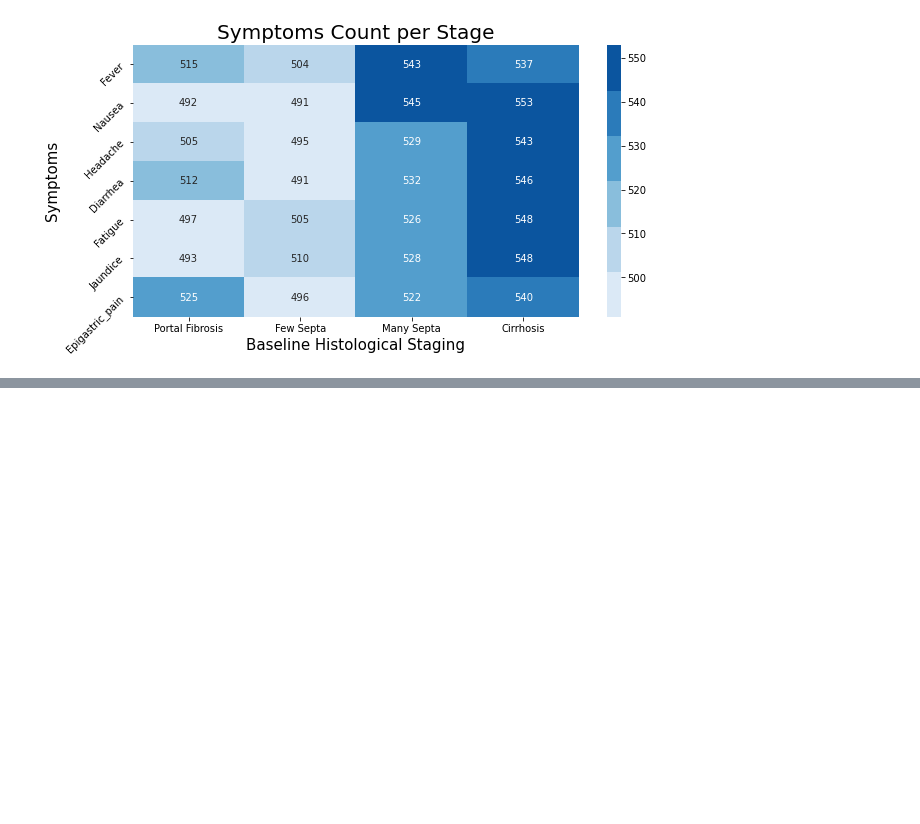
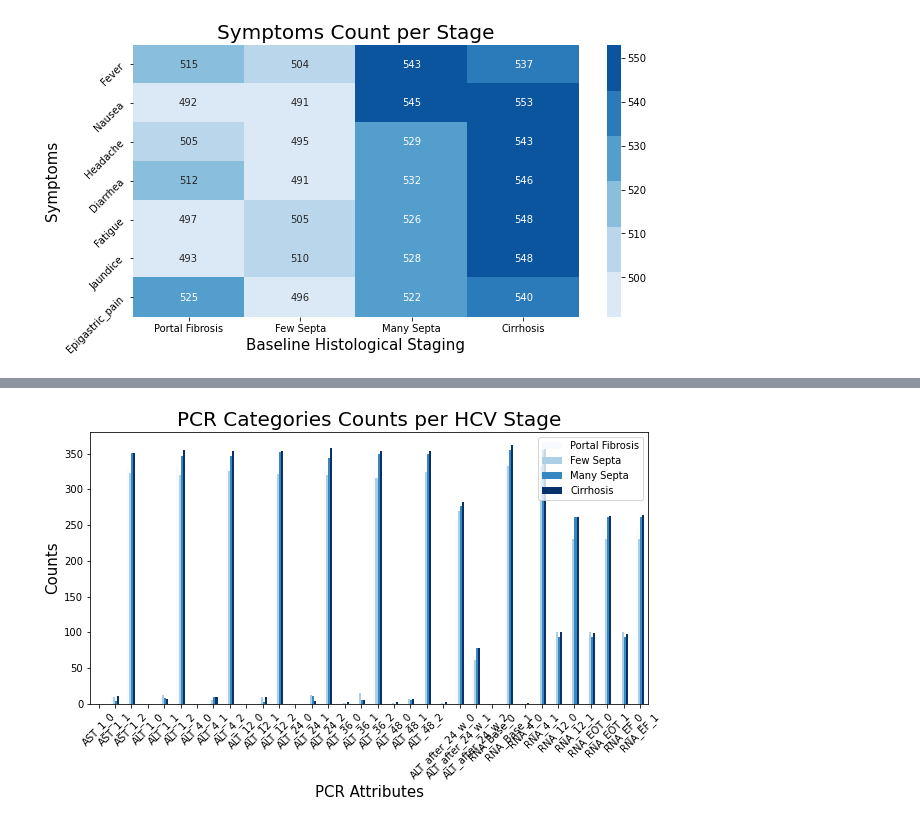
Before and after one commit to Ahmad-Abdalmageed/Egpytian_HCV, a Jupyter notebook: Egyptian_HCV_Investigation.ipynb, the cells around one changed output, grey strips where cells are left out. Cells and saved outputs as stored; diff of their text form; code cells hidden in the pictures; blank space fills up the shorter version.

```diff
--- a/Egyptian_HCV_Investigation.ipynb
+++ b/Egyptian_HCV_Investigation.ipynb
@@ -342,0 +352,32 @@ plt.show()
+# %%
+# Query the counts of each category in each of the PCR Attributes
+gr = data_clean.iloc[:, np.r_[14: 27, [28]]]
+out = []
+
+for col in gr.columns[:-1]:
+    temp = gr.groupby([gr.Baseline_histological_staging.name, col]).size().unstack()
+    temp.columns = temp.columns.astype(str)
+    temp.columns = col+'_'+temp.columns
+    out.append(temp)
+
+# Conact all the Categories in one Dataframe
+out = pd.concat(out, axis=1).reset_index()
+
+# Transpose for better Interpretation and plotting
+out = out.transpose()
+# %%
+# Plot PCR Attributes Categories
+fig, ax = plt.subplots(figsize=(10, 5))
+
+# Query the data and plot it
+out.iloc[1:, :].plot(kind='bar', ax=ax, rot=45, colormap='Blues')
+
+# Plot Customizations
+plt.title("PCR Categories Counts per HCV Stage", fontsize=20)
+plt.ylabel('Counts', fontsize=15)
+plt.xlabel('PCR Attributes', fontsize=15)
+plt.legend(['Portal Fibrosis', 'Few Septa', 'Many Septa', 'Cirrhosis'])
+
+plt.show()
+# %% [output]
+[figure, added]
```
Also changed, not shown: parts of 14 cells of this notebook, 1 other file.
